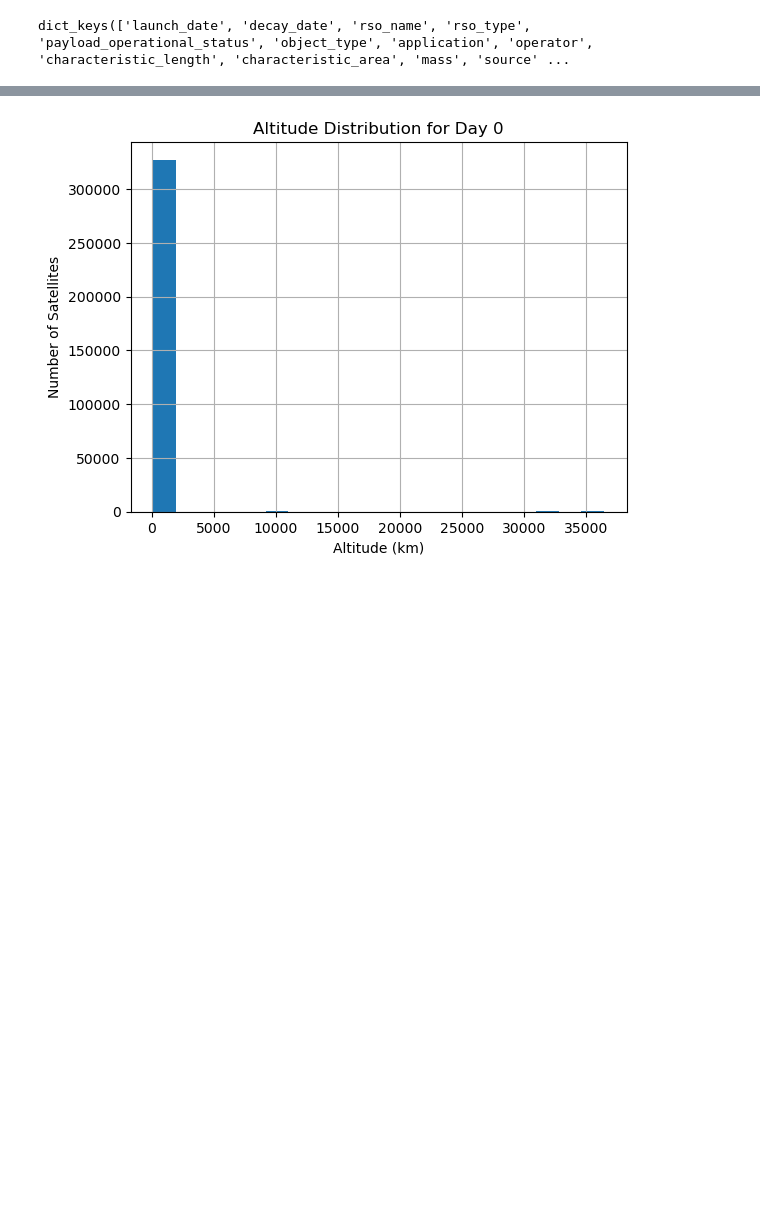
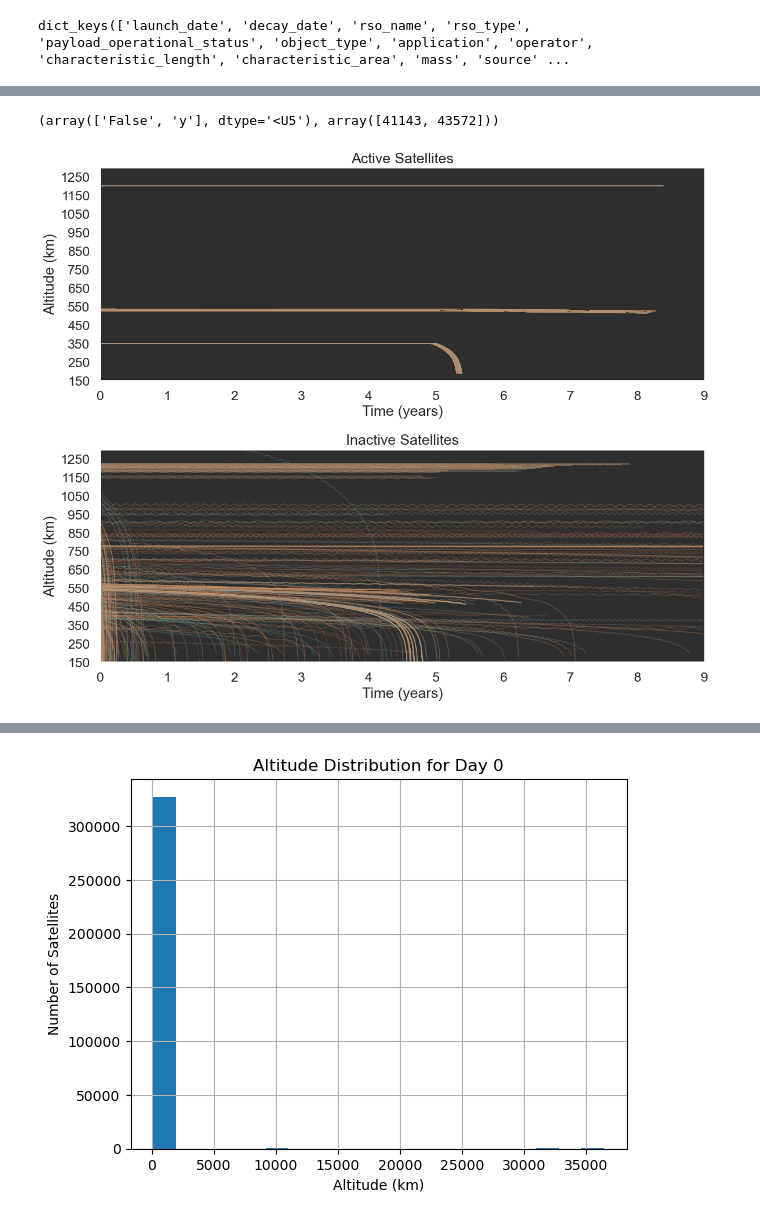
Before and after one commit to ucl-sgnl/FSPSimulator, a Jupyter notebook: src/fspsim/Visualisation.ipynb, the cells around one changed output, grey strips where cells are left out. Drawn from its saved outputs; the diff is of its cells as text; code cells hidden in the pictures; blank space fills up the shorter version.

```diff
--- a/src/fspsim/Visualisation.ipynb
+++ b/src/fspsim/Visualisation.ipynb
@@ -126,18 +38,0 @@ len(objects_below_600)
-# %%
-for sat in objects_below_600[:1000]:
-    times = [entry[0] for entry in sat.ephemeris]
-    positions = [entry[1] for entry in sat.ephemeris]
-
-    # Calculate the norms of the positions
-    norms = [np.linalg.norm(pos)-6378.137 for pos in positions]
-
-    # Plot
-    plt.scatter(times, norms, s=1, alpha=0.2)
-
-plt.xlabel("Time (JD)")
-plt.ylabel("Altitude (km)")
-plt.title("Altitude Time Series")
-plt.ylim(250, 2000)
-# plt.legend()
-plt.grid(True)
-plt.show()
@@ -193,0 +39,48 @@ Error encountered for Starlink-2C_1548: invalid index to scalar variable.. Movin
+# %%
+listofattrs = []
+for object in spaceobjects1:
+    listofattrs.append(object.source)
+
+np.unique(listofattrs, return_counts=True)
+# %% [output]
+(array(['False', 'y'], dtype='<U5'), array([41143, 43572]))
+# %%
+import matplotlib.pyplot as plt
+import numpy as np
+
+# Separate the space objects based on their maneuverable attribute
+active_objects = [obj for obj in spaceobjects1[::10] if obj.maneuverable == 'y']
+inactive_objects = [obj for obj in spaceobjects1[::10] if obj.maneuverable == 'False']
+
+plt.figure(figsize=(12, 10))
+
+# Define a function to plot objects
+def plot_objects(ax, objects, title):
+    for spaceobject in objects:
+        if spaceobject.ephemeris is None or spaceobject.eccentricity > 0.001:
+            continue
+        times = [point[0] for point in spaceobject.ephemeris]
+        times = [(time - times[0]) / 365.25 for time in times]
+        positions = [np.array(point[1]) for point in spaceobject.ephemeris]
+        altitudes = [np.linalg.norm(pos) - 6378.137 for pos in positions]
+
+        ax.plot(times, altitudes, linewidth=1, alpha=0.1)
+    ax.set_title(title)
+    ax.set_xlabel('Time (years)')
+    ax.set_ylabel('Altitude (km)')
+    ax.set_ylim(150, 1300)
+    ax.set_xlim(0, 9)
+    ax.set_yticks(np.arange(150, 1300, 100))
+    ax.grid()
+
+# Create subplots for active and inactive objects
+ax1 = plt.subplot(2, 1, 1)
+plot_objects(ax1, active_objects, "Active Satellites")
+
+ax2 = plt.subplot(2, 1, 2)
+plot_objects(ax2, inactive_objects, "Inactive Satellites")
+
+plt.tight_layout()
+plt.show()
+# %% [output]
+[figure, added]
```
Also changed, not shown: parts of 23 cells of this notebook, 6 other files.
